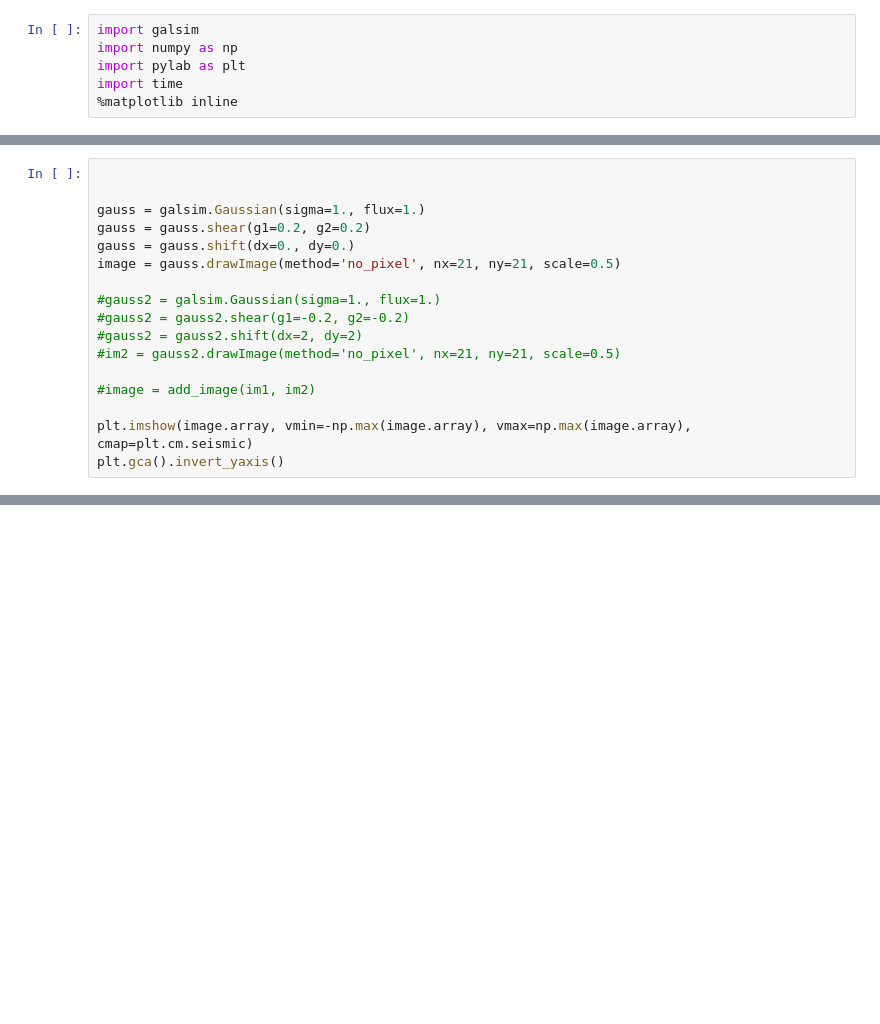
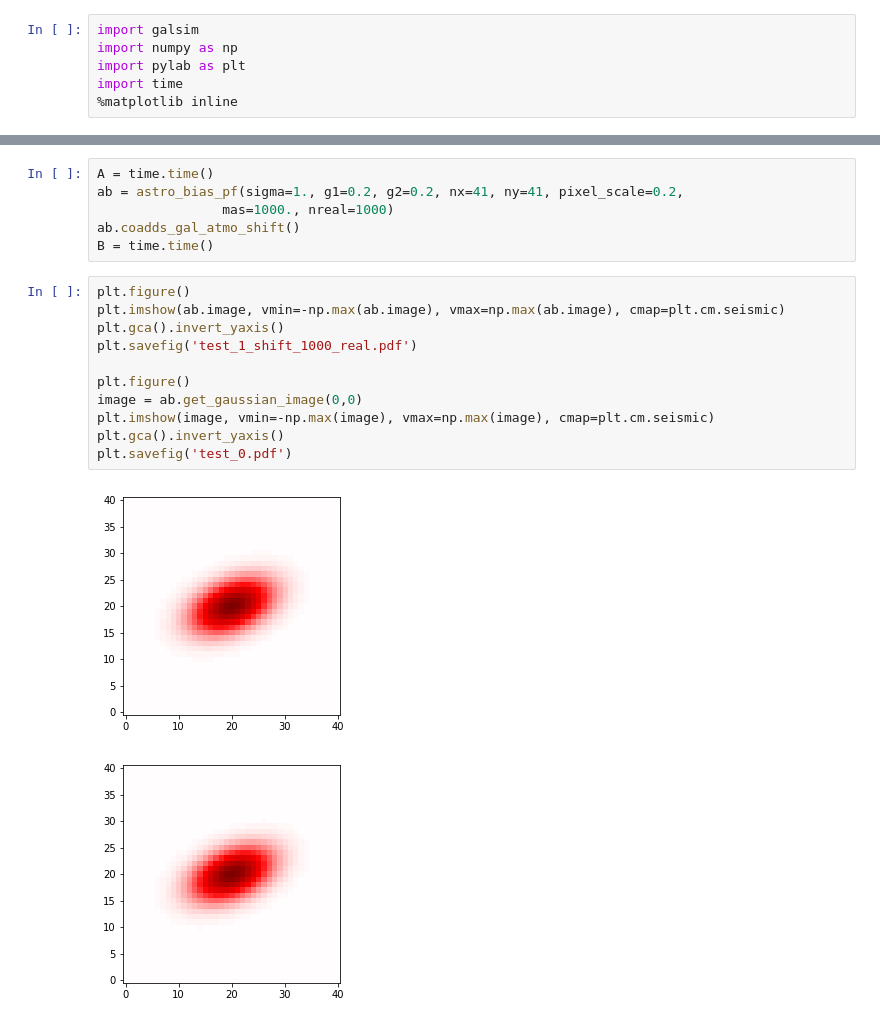
Before and after one commit to PFLeget/gastrometry, a Jupyter notebook: gastrometry/astro_bias/astro_bias.ipynb, the cells around one changed output, grey strips where cells are left out. Drawn from its saved outputs; the diff is of its cells as text; blank space fills up the shorter version.

Commit message:
continue to do some test

```diff
--- a/gastrometry/astro_bias/astro_bias.ipynb
+++ b/gastrometry/astro_bias/astro_bias.ipynb
@@ -88,17 +131,0 @@ ab.observed_g1
-# %%
-
-
-gauss = galsim.Gaussian(sigma=1., flux=1.)
-gauss = gauss.shear(g1=0.2, g2=0.2)
-gauss = gauss.shift(dx=0., dy=0.)
-image = gauss.drawImage(method='no_pixel', nx=21, ny=21, scale=0.5)
-
-#gauss2 = galsim.Gaussian(sigma=1., flux=1.)
-#gauss2 = gauss2.shear(g1=-0.2, g2=-0.2)
-#gauss2 = gauss2.shift(dx=2, dy=2)
-#im2 = gauss2.drawImage(method='no_pixel', nx=21, ny=21, scale=0.5)
-
-#image = add_image(im1, im2)
-
-plt.imshow(image.array, vmin=-np.max(image.array), vmax=np.max(image.array), cmap=plt.cm.seismic)
-plt.gca().invert_yaxis()
@@ -110,0 +239,20 @@ A.observed_shape.g1
+# %%
+A = time.time()
+ab = astro_bias_pf(sigma=1., g1=0.2, g2=0.2, nx=41, ny=41, pixel_scale=0.2,
+                mas=1000., nreal=1000)
+ab.coadds_gal_atmo_shift()
+B = time.time()
+# %%
+plt.figure()
+plt.imshow(ab.image, vmin=-np.max(ab.image), vmax=np.max(ab.image), cmap=plt.cm.seismic)
+plt.gca().invert_yaxis()
+plt.savefig('test_1_shift_1000_real.pdf')
+
+plt.figure()
+image = ab.get_gaussian_image(0,0)
+plt.imshow(image, vmin=-np.max(image), vmax=np.max(image), cmap=plt.cm.seismic)
+plt.gca().invert_yaxis()
+plt.savefig('test_0.pdf')
+# %% [output]
+[figure, added]
+[figure, added]
```
Also changed, not shown: parts of 9 cells of this notebook.
